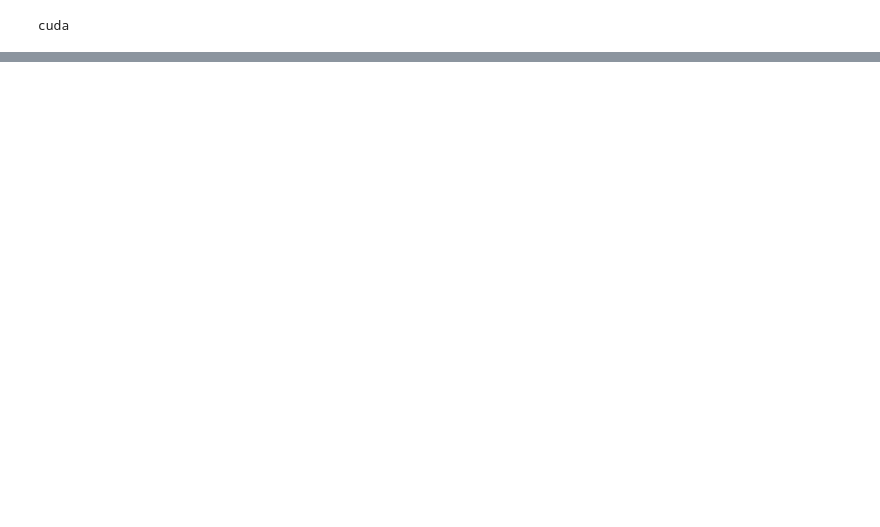
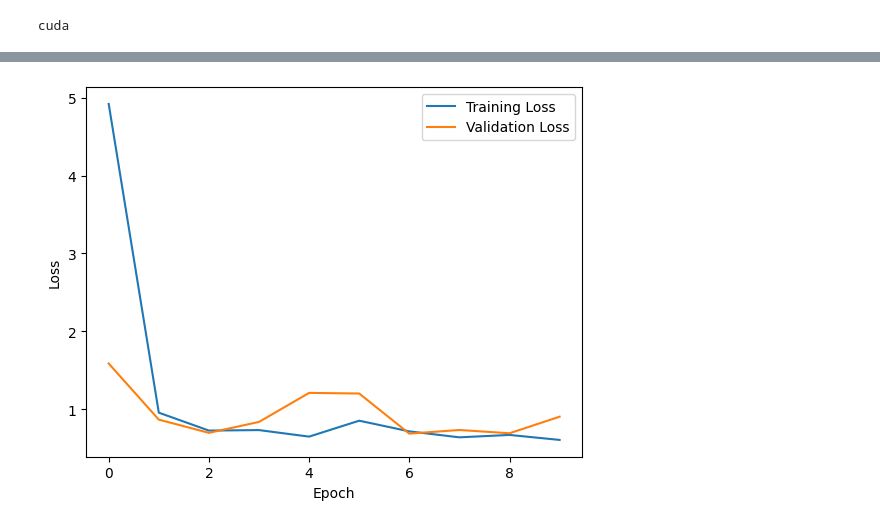
Before and after one commit to AustinHCopley/ezPiezo, a Jupyter notebook: ezPiezoCNN.ipynb, the cells around one changed output, grey strips where cells are left out. Cells and saved outputs as stored; diff of their text form; code cells hidden in the pictures; blank space fills up the shorter version.

```diff
--- a/ezPiezoCNN.ipynb
+++ b/ezPiezoCNN.ipynb
@@ -85,2 +43,65 @@ num_layers = 2
 # for now, this is only a binary classification task
 num_classes = 2
+# %%
+def train_cnn(num_classes, batch_size, learning_rate, optim, num_epochs=10):
+
+    train_loader = DataLoader(train_dataset, batch_size=batch_size, shuffle=True)
+    val_loader = DataLoader(val_dataset, batch_size=batch_size)
+
+    model = ezPzCNN(num_classes=num_classes).to(device)
+    criterion = nn.CrossEntropyLoss()
+    optimizer = optim(model.parameters(), lr=learning_rate)
+
+    train_losses = []
+    val_losses = []
+
+
+    for epoch in range(num_epochs):
+        model.train()
+        running_loss = 0.0
+
+        for i, (x, y) in enumerate(train_loader):
+            x = x.to(device=device, dtype=torch.float32)
+            y = y.to(device=device, dtype=torch.long)
+
+            scores = model(x)
+            loss = criterion(scores, y)
+            optimizer.zero_grad()
+            loss.backward()
+            optimizer.step()
+
+            running_loss += loss.item()
+
+        train_losses.append(running_loss / len(train_loader))
+
+        model.eval()
+
+        predicted_y = []
+        true_y = []
+        val_loss = 0
+        with torch.no_grad():
+            for val_x, val_y in val_loader:
+                val_x = val_x.to(device=device, dtype=torch.float32)
+                val_y = val_y.to(device=device, dtype=torch.long)
+                val_scores = model(val_x)
+                _, preds = torch.max(val_scores, 1)
+                val_scores = model(val_x)
+                val_loss += criterion(val_scores, val_y).item()
+
+                predicted_y.extend(preds.cpu().numpy()) if device != torch.device('cpu') else predicted_y.extend(preds.numpy())
+                true_y.extend(val_y.cpu().numpy()) if device != torch.device('cpu') else true_y.extend(val_y.numpy())
+
+            val_accuracy = accuracy_score(true_y, predicted_y)
+            average_val_loss = val_loss / len(val_loader)
+            val_losses.append(average_val_loss)
+
+        print(f"Epoch [{epoch + 1}/{num_epochs}], Loss: {running_loss / len(train_loader):.5f}, Val Acc: {val_accuracy:.2%}")
+
+    plt.plot(train_losses, label='Training Loss')
+    plt.plot(val_losses, label='Validation Loss')
+    plt.xlabel('Epoch')
+    plt.ylabel('Loss')
+    plt.legend()
+    plt.show()
+    return val_accuracy
+# %% [output]
@@ -86,0 +125 @@ num_classes = 2
+[figure, added]
```
Also changed, not shown: parts of 12 cells of this notebook.
